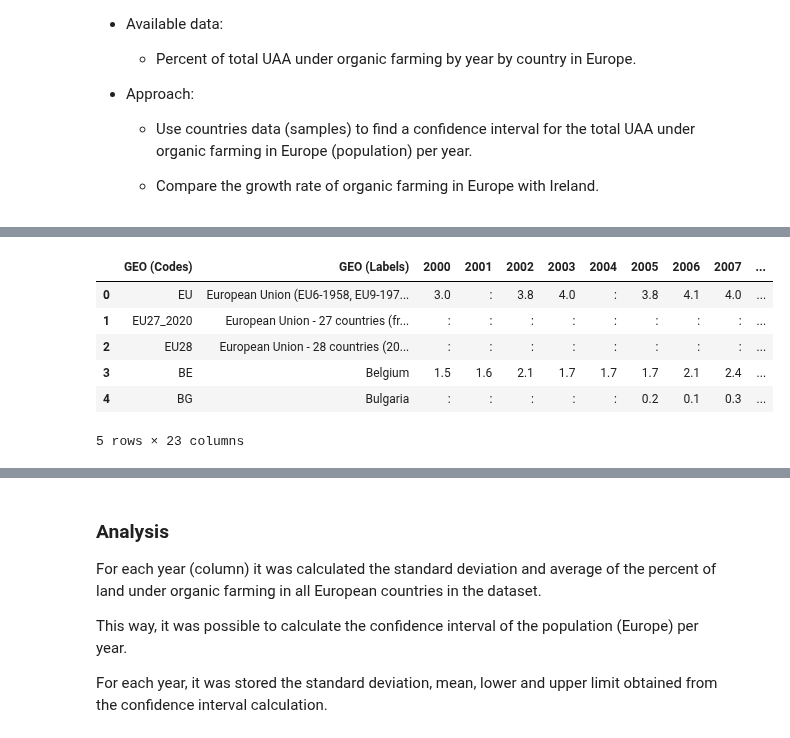
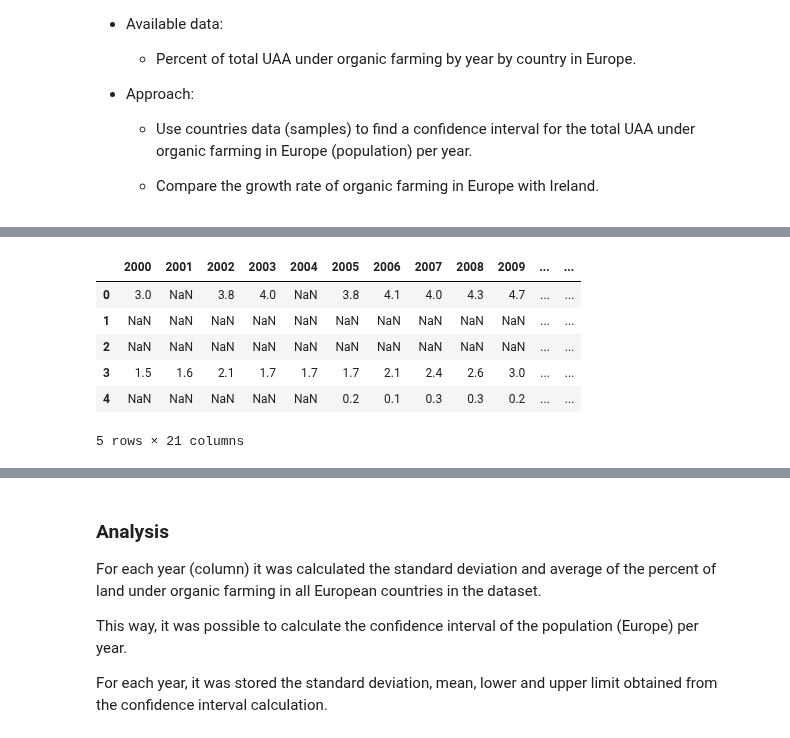
Before and after one commit to CCT-MastersDA/cct-ca2, a Jupyter notebook: jupyter/Statistics.ipynb, the cells around one changed output, grey strips where cells are left out. Drawn from its saved outputs; the diff is of its cells as text; code cells hidden in the pictures.

Commit message:
Creating separate data prep vis notebook.
Adding images and processed dataset folder.

Adding constants file.

```diff
--- a/jupyter/Statistics.ipynb
+++ b/jupyter/Statistics.ipynb
@@ -216,12 +165,12 @@ After that the data was checked for nulls. Null values can impact on the analysi
 # %%
-# showing raw dataset
-dataset = pd.read_csv('./datasets/organic-farming.csv')
+# getting organic farm dataset processed dataset
+dataset = pd.read_csv(join(DATA_PREP_FOLDER, ORG_FARM_DATASET), encoding='utf-8')
 dataset.head()
 # %% [output]
-|  | GEO (Codes) | GEO (Labels) | 2000 | 2001 | 2002 | 2003 | 2004 | 2005 | 2006 | 2007 | ... |
-| 0 | EU | European Union (EU6-1958, EU9-197... | 3.0 | : | 3.8 | 4.0 | : | 3.8 | 4.1 | 4.0 | ... |
-| 1 | EU27_2020 | European Union - 27 countries (fr... | : | : | : | : | : | : | : | : | ... |
-| 2 | EU28 | European Union - 28 countries (20... | : | : | : | : | : | : | : | : | ... |
-| 3 | BE | Belgium | 1.5 | 1.6 | 2.1 | 1.7 | 1.7 | 1.7 | 2.1 | 2.4 | ... |
-| 4 | BG | Bulgaria | : | : | : | : | : | 0.2 | 0.1 | 0.3 | ... |
+|  | 2000 | 2001 | 2002 | 2003 | 2004 | 2005 | 2006 | 2007 | 2008 | 2009 | ... | ... |
+| 0 | 3.0 | NaN | 3.8 | 4.0 | NaN | 3.8 | 4.1 | 4.0 | 4.3 | 4.7 | ... | ... |
+| 1 | NaN | NaN | NaN | NaN | NaN | NaN | NaN | NaN | NaN | NaN | ... | ... |
+| 2 | NaN | NaN | NaN | NaN | NaN | NaN | NaN | NaN | NaN | NaN | ... | ... |
+| 3 | 1.5 | 1.6 | 2.1 | 1.7 | 1.7 | 1.7 | 2.1 | 2.4 | 2.6 | 3.0 | ... | ... |
+| 4 | NaN | NaN | NaN | NaN | NaN | 0.2 | 0.1 | 0.3 | 0.3 | 0.2 | ... | ... |
-5 rows × 23 columns
+5 rows × 21 columns
```
Also changed, not shown: parts of 48 cells of this notebook, 17 other files.
